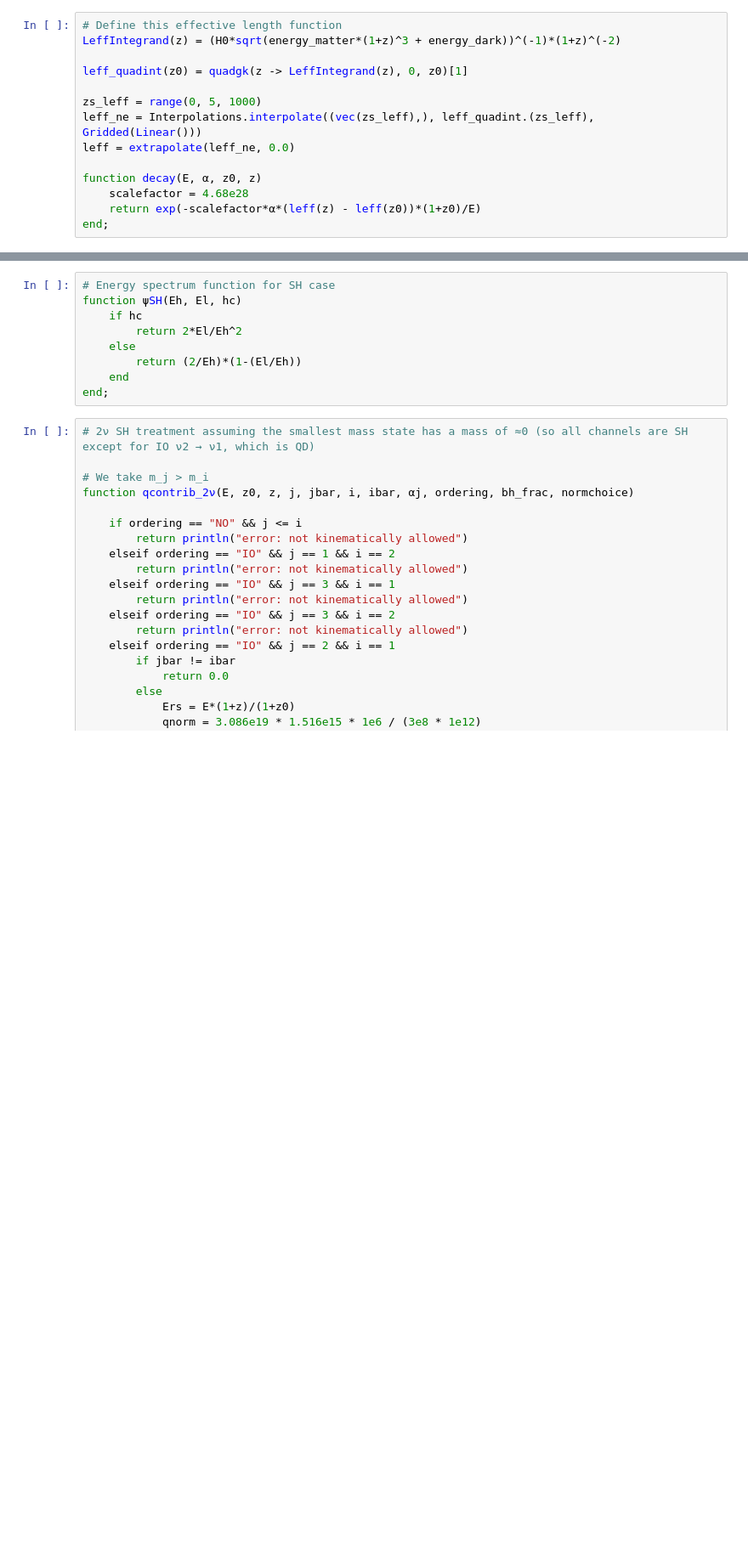
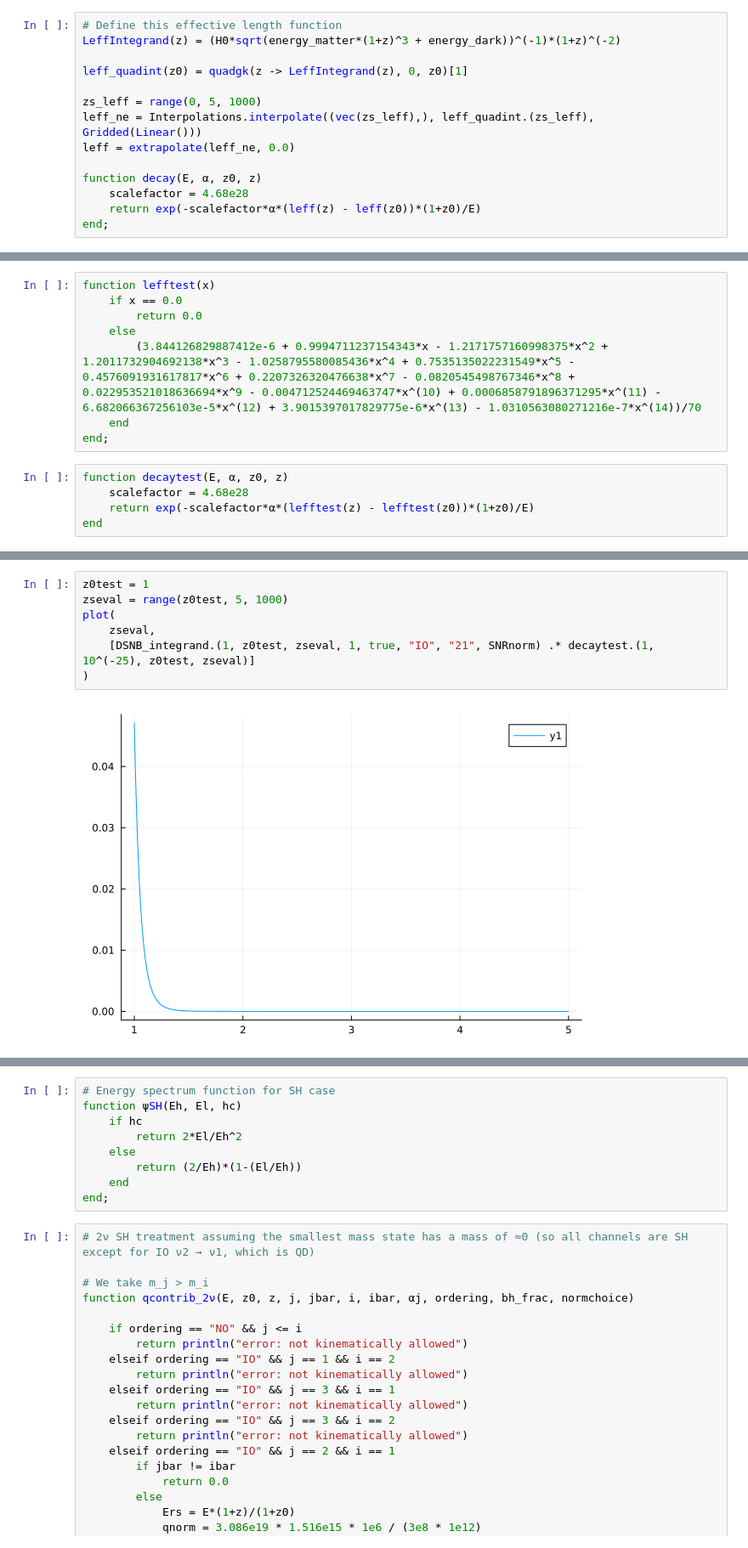
Before and after one commit to mymacd2/NBI-Summer-Research, a Jupyter notebook: dsnb_decay_703.ipynb, the cells around one changed output, grey strips where cells are left out. Shown: that part at 85% size. Saved outputs shown, nothing was run; the diff lists cells and outputs as text; blank space fills up the shorter version.

```diff
--- a/dsnb_decay_703.ipynb
+++ b/dsnb_decay_703.ipynb
@@ -410,0 +427,13 @@ end;
+# %%
+function lefftest(x)
+    if x == 0.0
+        return 0.0
+    else
+        (3.844126829887412e-6 + 0.9994711237154343*x - 1.2171757160998375*x^2 + 1.2011732904692138*x^3 - 1.0258795580085436*x^4 + 0.7535135022231549*x^5 - 0.4576091931617817*x^6 + 0.2207326320476638*x^7 - 0.0820545498767346*x^8 + 0.022953521018636694*x^9 - 0.004712524469463747*x^(10) + 0.0006858791896371295*x^(11) - 6.682066367256103e-5*x^(12) + 3.9015397017829775e-6*x^(13) - 1.0310563080271216e-7*x^(14))/70
+    end
+end;
+# %%
+function decaytest(E, α, z0, z)
+    scalefactor = 4.68e28
+    return exp(-scalefactor*α*(lefftest(z) - lefftest(z0))*(1+z0)/E)
+end
@@ -437,0 +496,9 @@ end;
+# %%
+z0test = 1
+zseval = range(z0test, 5, 1000)
+plot(
+    zseval,
+    [DSNB_integrand.(1, z0test, zseval, 1, true, "IO", "21", SNRnorm) .* decaytest.(1, 10^(-25), z0test, zseval)]
+)
+# %% [output]
+[figure, added]
```
Also changed, not shown: parts of 45 cells of this notebook, 21 other files.
